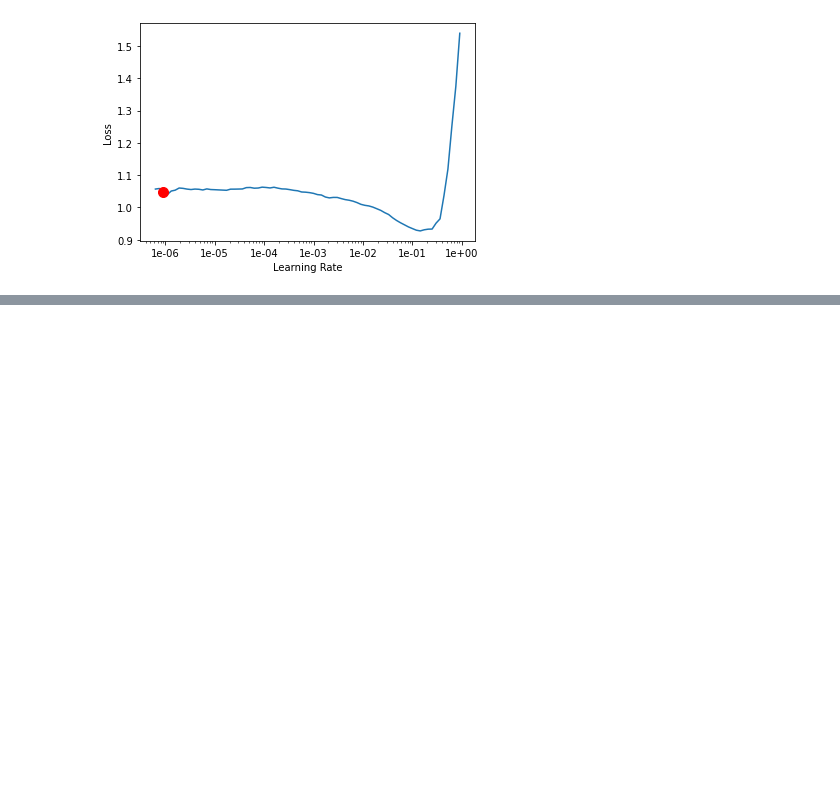
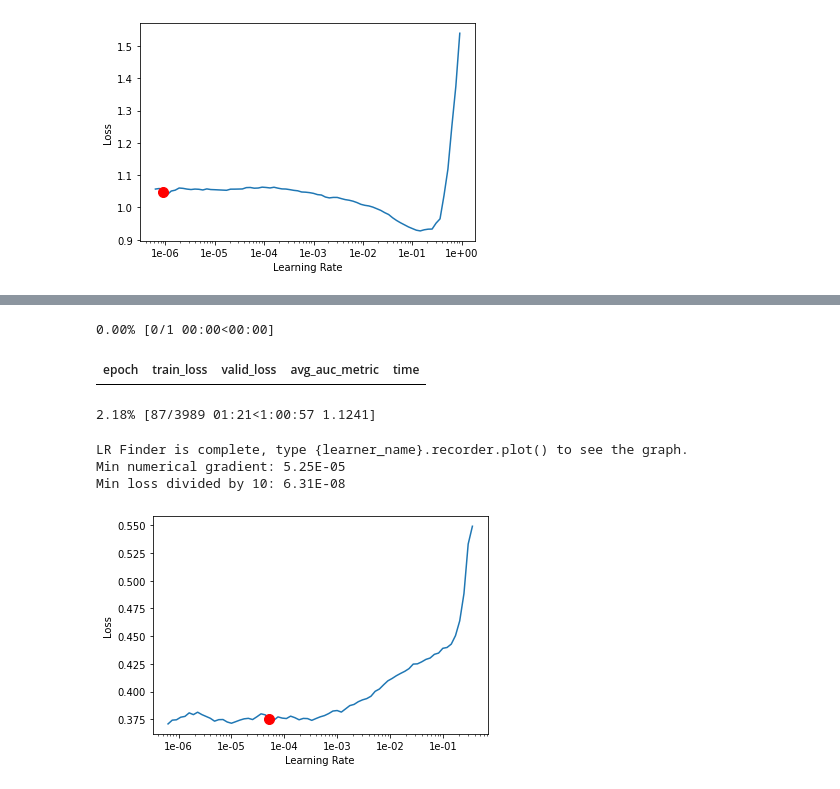
Before and after one commit to SurajK7/ChestAI, a Jupyter notebook: Baseline_U_Mixed.ipynb, the cells around one changed output, grey strips where cells are left out. Cells and saved outputs as stored; diff of their text form; code cells hidden in the pictures; blank space fills up the shorter version.

Commit message:
Update training

```diff
--- a/Baseline_U_Mixed.ipynb
+++ b/Baseline_U_Mixed.ipynb
@@ -66 +75,3 @@ learn.fit_one_cycle(8, slice(lr), callbacks=[callbacks.SaveModelCallback(learn,
+# %%
+learn.load('Baseline U-Mixed bestmodel')
 # %%
@@ -67,0 +91,11 @@ validation_eval(learn)
+# %%
+learn.lr_find()
+learn.recorder.plot(suggestion=True)
+# %% [output]
+0.00% [0/1 00:00<00:00]
+| epoch | train_loss | valid_loss | avg_auc_metric | time |
+2.18% [87/3989 01:21<1:00:57 1.1241]
+LR Finder is complete, type {learner_name}.recorder.plot() to see the graph.
+Min numerical gradient: 5.25E-05
+Min loss divided by 10: 6.31E-08
+[figure, added]
```
Also changed, not shown: parts of 9 cells of this notebook, 1 other file.
